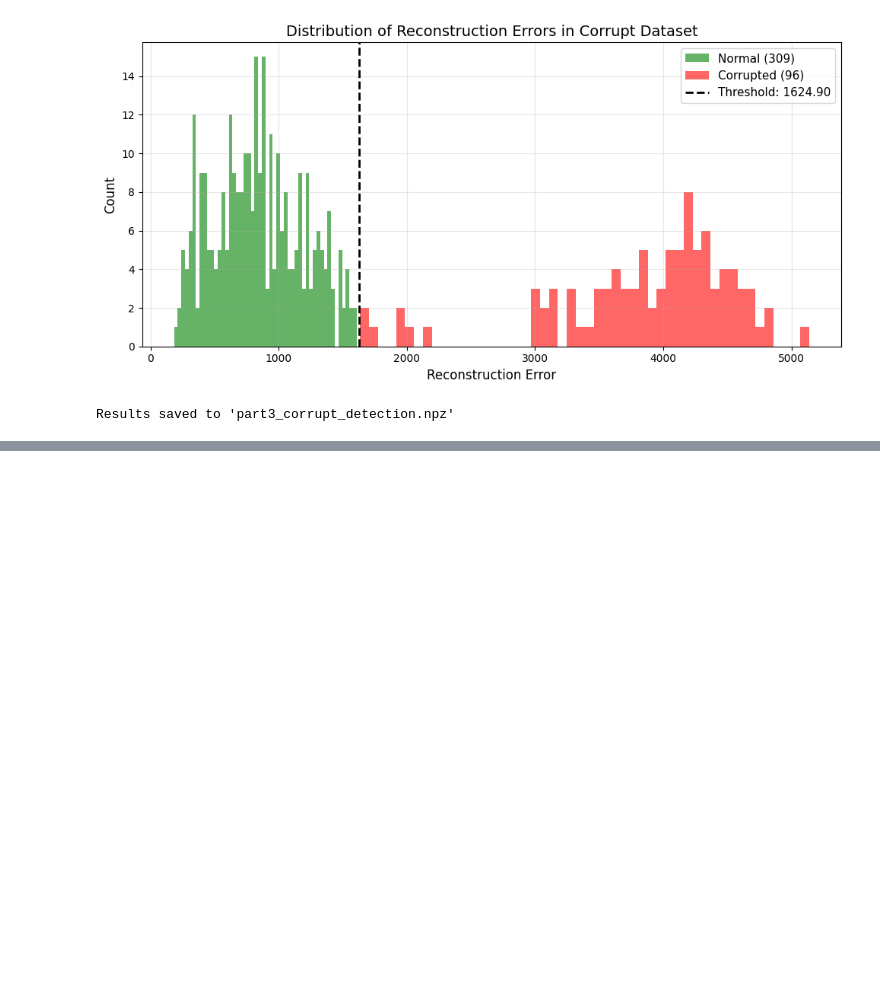
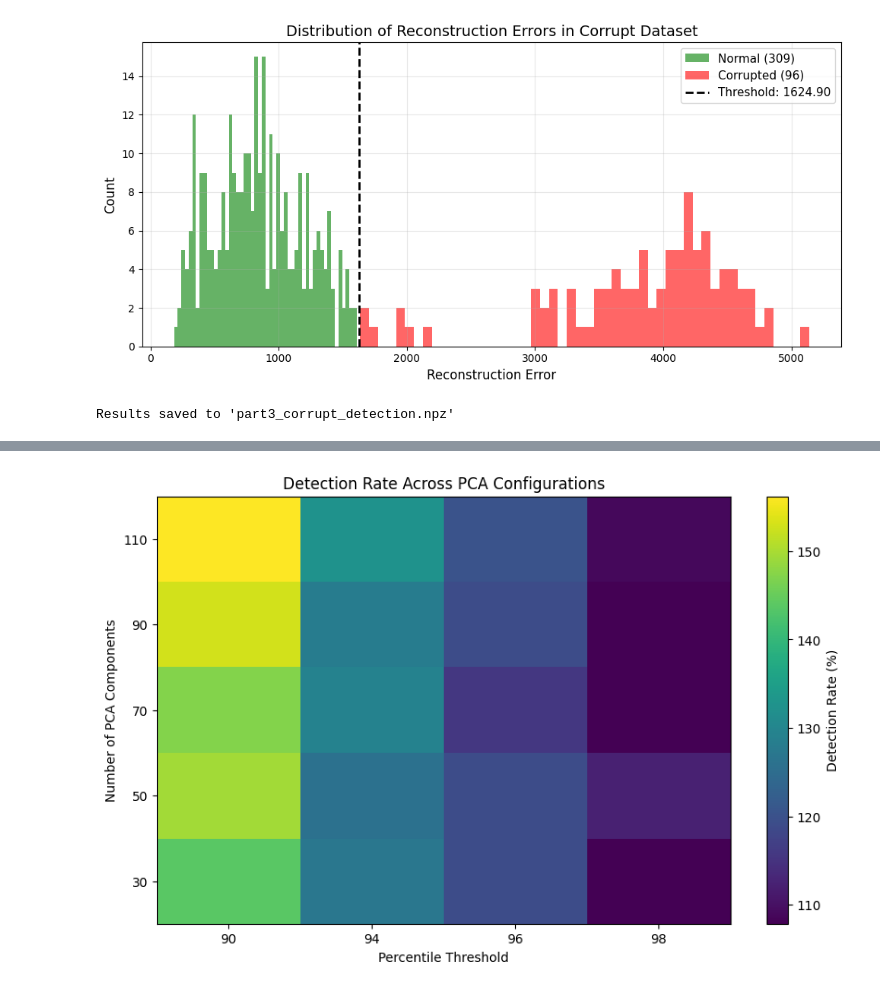
Before and after one commit to aresellart/INF265_Project2, a Jupyter notebook: Problem3.ipynb, the cells around one changed output, grey strips where cells are left out. Drawn from its saved outputs; the diff is of its cells as text; code cells hidden in the pictures; blank space fills up the shorter version.

Commit message:
part 3 acabada

```diff
--- a/Problem3.ipynb
+++ b/Problem3.ipynb
@@ -129,3 +125,85 @@ Detection rate: 107.9% (if all 89 are found)
 [figure]
 [figure]
 Results saved to 'part3_corrupt_detection.npz'
+# %%
+# PART 3B: In this part we are going to explore the parameters of PCA for corrupt image detection ( number of components and percentile threshold) to see and understand which are the best ones and how they affect the detection rate.
+import numpy as np
+import matplotlib.pyplot as plt
+
+def test_pca_parameters(X_train, X_corrupt, component_values, percentile_values):
+    results = []
+
+    for n_components in component_values:
+        for percentile in percentile_values:
+            print(f"\n=== Testing PCA={n_components}, Percentile={percentile} ===")
+            is_corrupted, corrupt_errors, threshold, pca = detect_corrupt_images(
+                X_train, X_corrupt,
+                n_components=n_components,
+                percentile=percentile
+            )
+
+            n_detected = np.sum(is_corrupted)
+            detection_rate = 100 * n_detected / 89  # 89 known corrupt images
+
+            results.append({
+                'n_components': n_components,
+                'percentile': percentile,
+                'threshold': threshold,
+                'n_detected': n_detected,
+                'detection_rate': detection_rate
+            })
+
+    return results
+
+
+def plot_results(results):
+    """Plot detection rate as heatmap and summary charts."""
+    import pandas as pd
+    results_df = pd.DataFrame(results)
+
+    pivot = results_df.pivot(index='n_components', columns='percentile', values='detection_rate')
+
+    # we are going to first plot a heatmap of detection rates
+    plt.figure(figsize=(10, 6))
+    plt.imshow(pivot, cmap='viridis', origin='lower', aspect='auto')
+    plt.colorbar(label='Detection Rate (%)')
+    plt.xticks(range(len(pivot.columns)), pivot.columns)
+    plt.yticks(range(len(pivot.index)), pivot.index)
+    plt.xlabel('Percentile Threshold')
+    plt.ylabel('Number of PCA Components')
+    plt.title('Detection Rate Across PCA Configurations')
+    plt.show()
+
+    # line plot for better visual comparison
+    plt.figure(figsize=(10, 5))
+    for percentile in sorted(results_df['percentile'].unique()):
+        subset = results_df[results_df['percentile'] == percentile]
+        plt.plot(subset['n_components'], subset['detection_rate'], marker='o', label=f'Percentile {percentile}')
+
+    plt.xlabel('Number of PCA Components')
+    plt.ylabel('Detection Rate (%)')
+    plt.title('Detection Rate vs PCA Components')
+    plt.legend()
+    plt.grid(alpha=0.3)
+    plt.tight_layout()
+    plt.show()
+
+
+if __name__ == "__main__":
+    dataset = np.load("dataset.npz") #normal dataset
+    X_train, y_train = dataset["X"], dataset["y"]
+    dataset_corrupt = np.load("dataset_corrupted.npz") #corrupted dataset
+    X_corrupt = dataset_corrupt["X"]
+
+    # we define all the different values to test of both variables
+    component_values = [30, 50, 70, 90, 110]
+    percentile_values = [90, 94, 96, 98]
+
+
+    results = test_pca_parameters(X_train, X_corrupt, component_values, percentile_values)
+    plot_results(results)
+
+    # we are going to save results to file to check the visuals
+    np.savez("part3b_parameter_results.npz", results=results)
+    print("\nAll results saved to 'part3b_parameter_results.npz'")
+# %% [output]
@@ -131,0 +227 @@ Results saved to 'part3_corrupt_detection.npz'
+[figure, added]
```
Also changed, not shown: parts of 2 cells of this notebook, 1 other file.
